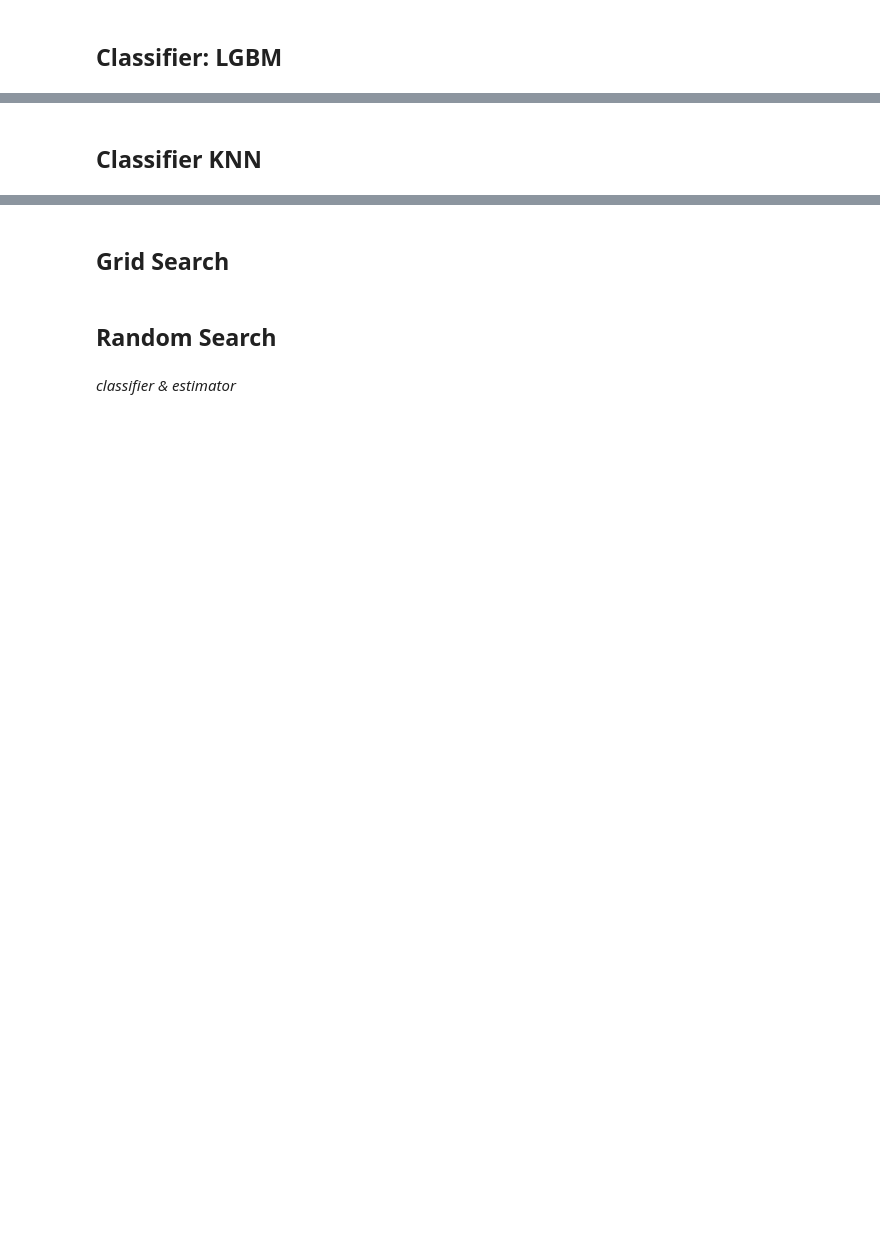
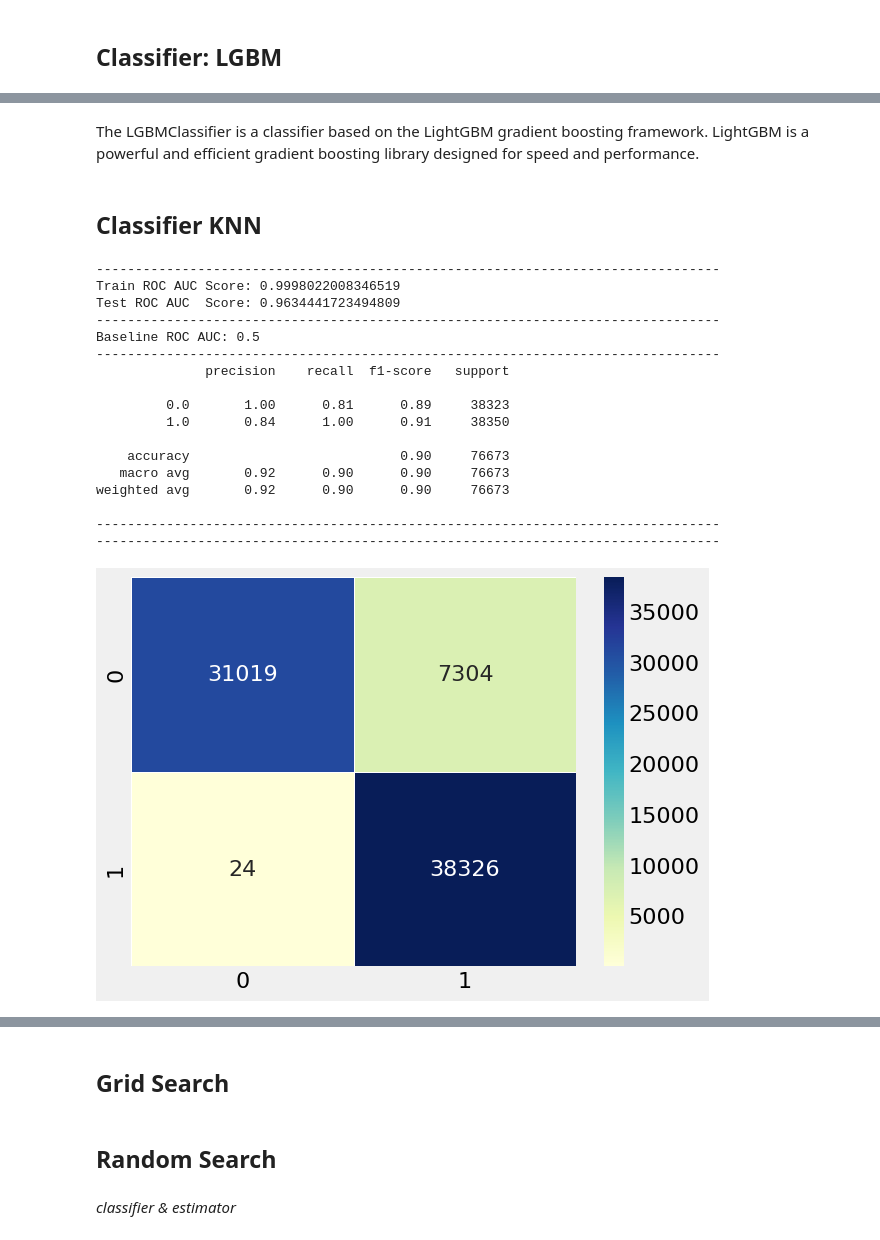
Before and after one commit to dschjanice/ML_project_fraud_detection, a Jupyter notebook: wip_Fraud_Detection_Starter.ipynb, the cells around one changed output, grey strips where cells are left out. Saved outputs shown, nothing was run; the diff lists cells and outputs as text; code cells hidden in the pictures; blank space fills up the shorter version.

```diff
--- a/wip_Fraud_Detection_Starter.ipynb
+++ b/wip_Fraud_Detection_Starter.ipynb
@@ -568,0 +663,2 @@ sns.heatmap(cm_lgbm, cmap='YlGnBu', annot=True, fmt='d', linewidths=.5);
+# %% [markdown]
+The LGBMClassifier is a classifier based on the LightGBM gradient boosting framework. LightGBM is a powerful and efficient gradient boosting library designed for speed and performance.
@@ -579,0 +681,77 @@ sns.heatmap(confusion_matrix(y_test, y_pred), annot=True, cmap='YlGn');
+# %%
+from sklearn.neighbors import KNeighborsClassifier
+knn = KNeighborsClassifier(n_neighbors=5, metric='euclidean')
+
+knn.fit(X_train, np.ravel(y_train))
+
+y_pred_knn = knn.predict(X_test)
+
+#sns.heatmap(confusion_matrix(y_test, y_pred), annot=True, cmap='YlGn');
+
+model = knn
+y_pred = y_pred_knn
+
+# Make probability predictions
+X_train_probs = model.predict_proba(X_train)[:, 1]
+X_test_probs = model.predict_proba(X_test)[:, 1]
+
+X_train_predictions = model.predict(X_train)
+
+
+print("--------"*10)
+from sklearn.metrics import precision_score, recall_score, roc_auc_score, roc_curve
+
+print(f'Train ROC AUC Score: {roc_auc_score(y_train, X_train_probs)}')
+print(f'Test ROC AUC  Score: {roc_auc_score(y_test, X_test_probs)}')
+print("--------"*10)
+print(f'Baseline ROC AUC: {roc_auc_score(y_test, [1 for _ in range(len(y_test))])}')
+print("--------"*10)
+# Print classification report of our model
+print(classification_report(y_test, y_pred))
+print("--------"*10)
+
+# Evaluate the model with a confusion matrix
+cm = confusion_matrix(y_test, y_pred)
+sns.heatmap(cm, cmap='YlGnBu', annot=True, fmt='d', linewidths=.5);
+
+
+from sklearn.metrics import precision_score, recall_score, roc_auc_score, roc_curve
+
+print("--------"*10)
+# Plot formatting
+plt.style.use('fivethirtyeight')
+plt.rcParams['font.size'] = 18
+
+# Calculate false positive rates and true positive rates
+base_fpr, base_tpr, _ = roc_curve(y_test, [1 for _ in range(len(y_test))])
+model_fpr, model_tpr, _ = roc_curve(y_test, X_test_probs)
+
+plt.figure(figsize = (8, 6))
+plt.rcParams['font.size'] = 16
+
+# Plot both curves
+plt.plot(base_fpr, base_tpr, 'b', label = 'baseline')
+plt.plot(model_fpr, model_tpr, 'r', label = 'model')
+plt.legend()
+plt.xlabel('False Positive Rate');
+plt.ylabel('True Positive Rate'); plt.title('ROC Curves')
+plt.show()
+# %% [output]
+--------------------------------------------------------------------------------
+Train ROC AUC Score: 0.9998022008346519
+Test ROC AUC  Score: 0.9634441723494809
+--------------------------------------------------------------------------------
+Baseline ROC AUC: 0.5
+--------------------------------------------------------------------------------
+              precision    recall  f1-score   support
+
+         0.0       1.00      0.81      0.89     38323
+         1.0       0.84      1.00      0.91     38350
+
+    accuracy                           0.90     76673
+   macro avg       0.92      0.90      0.90     76673
+weighted avg       0.92      0.90      0.90     76673
+
+--------------------------------------------------------------------------------
+--------------------------------------------------------------------------------
+[figure, added]
```
Also changed, not shown: parts of 38 cells of this notebook.
